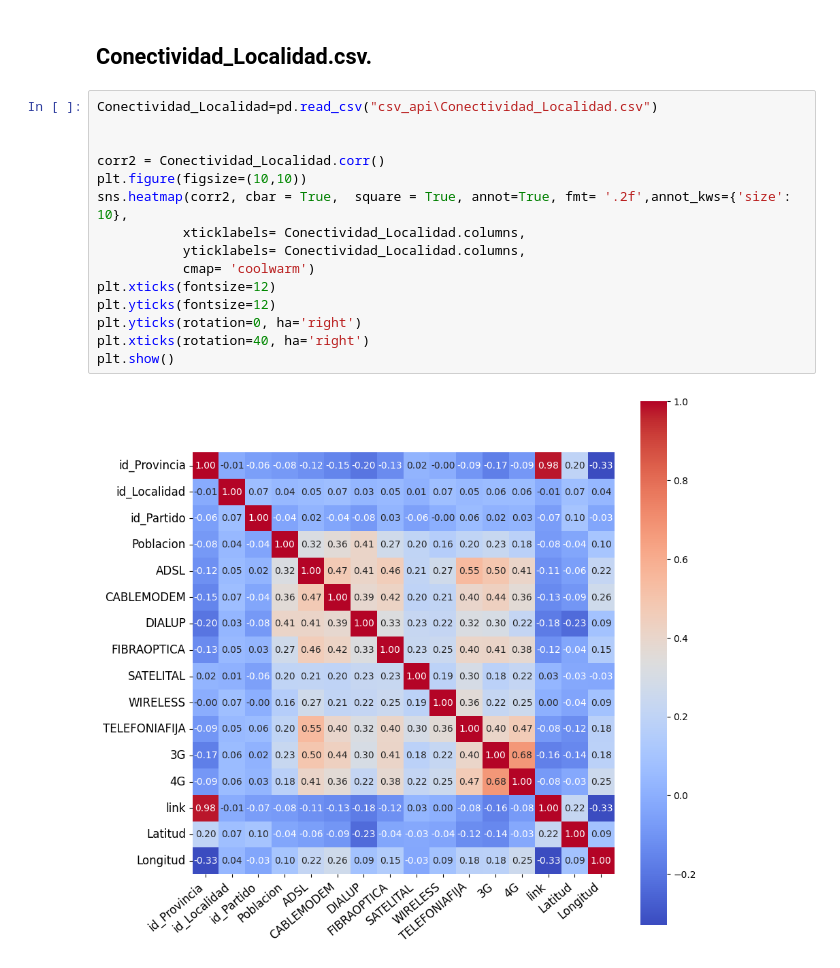
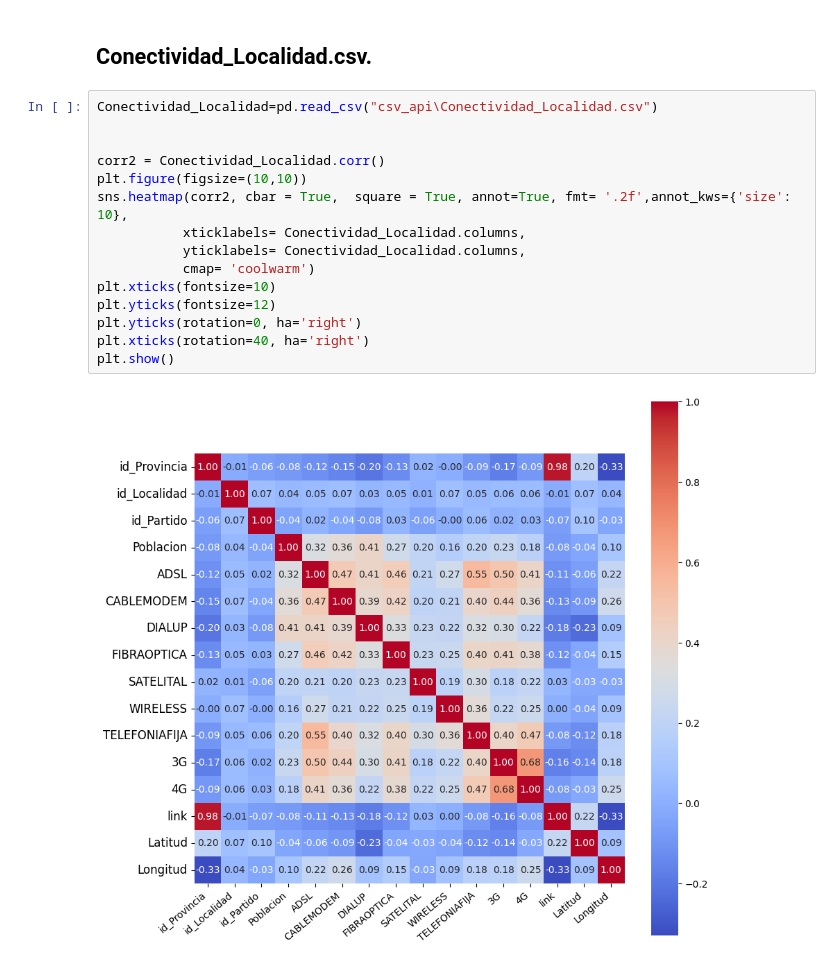
Before and after one commit to A-Lasso/Proyecto_Individual2, a Jupyter notebook: EDA.ipynb, the cells around one changed output. Cells and saved outputs as stored; diff of their text form.

```diff
--- a/EDA.ipynb
+++ b/EDA.ipynb
@@ -376,17 +634,17 @@ plt.show()
 # %%
 Conectividad_Localidad=pd.read_csv("csv_api\Conectividad_Localidad.csv")
 
 
 corr2 = Conectividad_Localidad.corr()
 plt.figure(figsize=(10,10))
 sns.heatmap(corr2, cbar = True,  square = True, annot=True, fmt= '.2f',annot_kws={'size': 10},
            xticklabels= Conectividad_Localidad.columns,
            yticklabels= Conectividad_Localidad.columns,
            cmap= 'coolwarm')
-plt.xticks(fontsize=12)
+plt.xticks(fontsize=10)
 plt.yticks(fontsize=12)
 plt.yticks(rotation=0, ha='right')
 plt.xticks(rotation=40, ha='right')
 plt.show()
 # %% [output]
-[figure, old version]
+[figure, new version]
```
Also changed, not shown: parts of 62 cells of this notebook, 8 other files.
